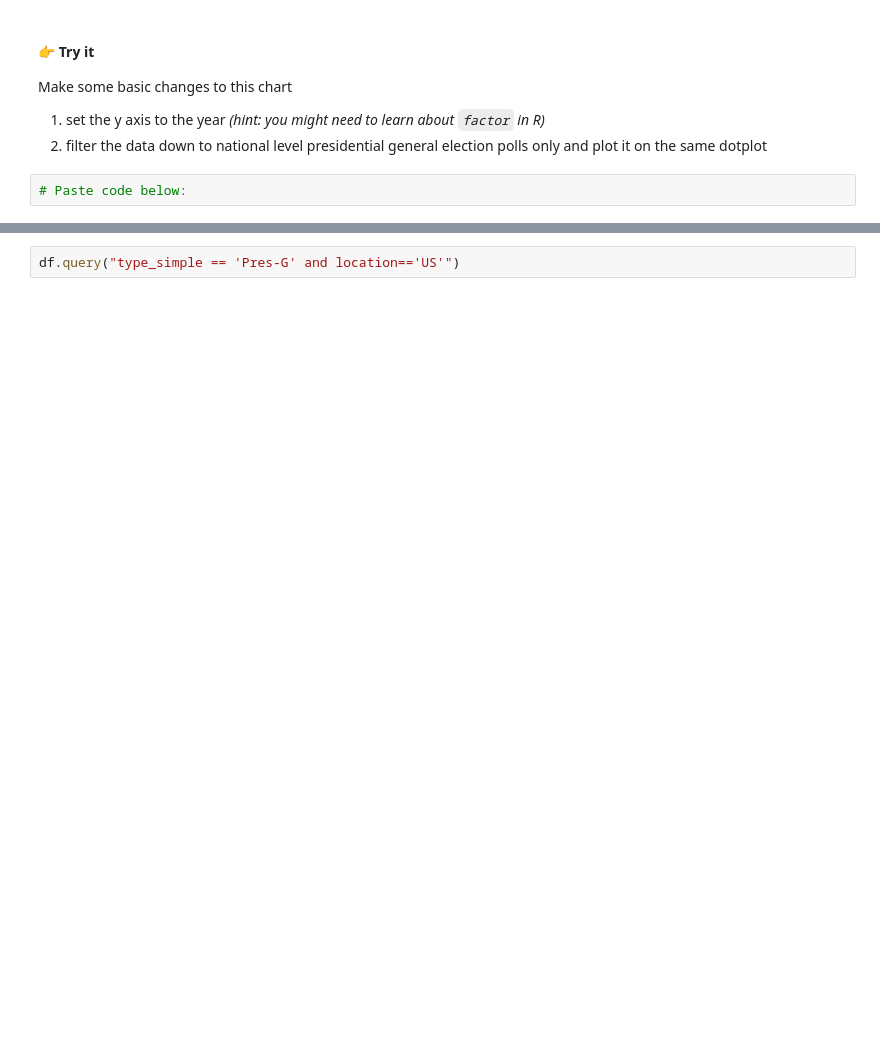
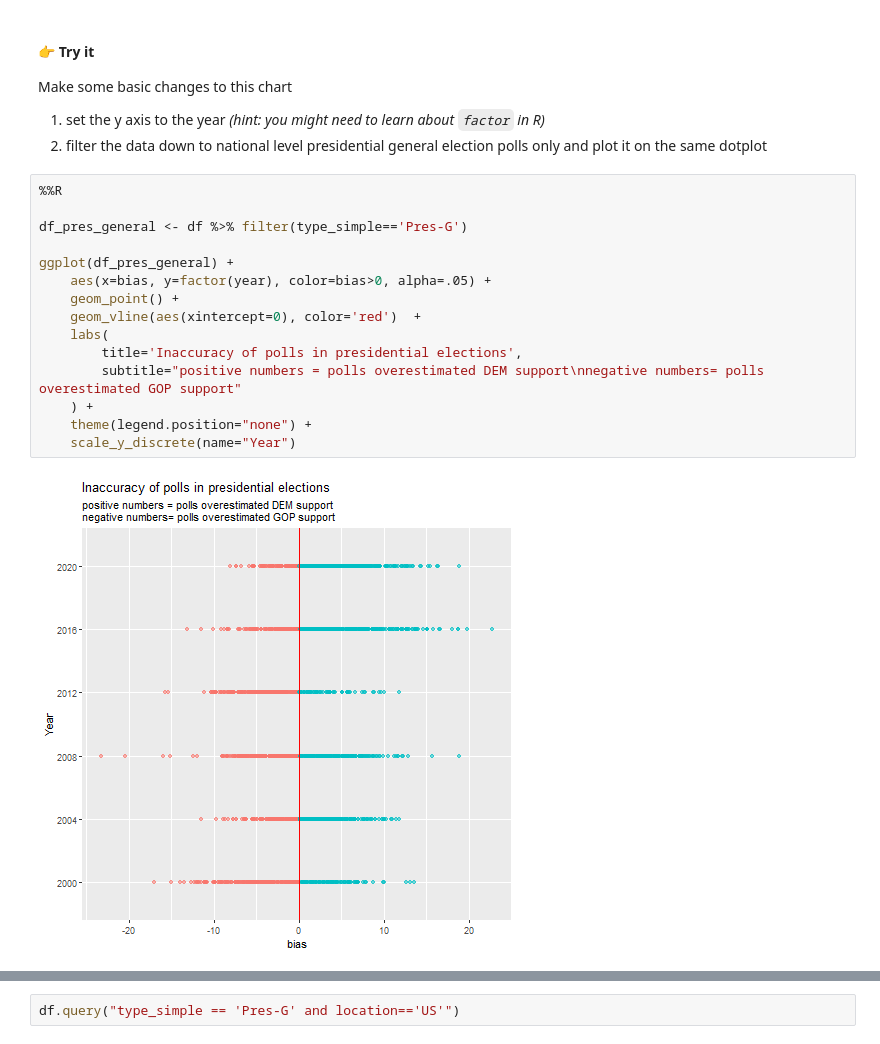
Before and after one commit to juhanarossi/polling-exploration-jake-juhana, a Jupyter notebook: notebook-2.ipynb, the cells around one changed output, grey strips where cells are left out. Cells and saved outputs as stored; diff of their text form; blank space fills up the shorter version.

```diff
--- a/notebook-2.ipynb
+++ b/notebook-2.ipynb
@@ -217,8 +219,23 @@ ggplot(df_pres_general)  +
 Make some basic changes to this chart
 1. set the y axis to the year _(hint: you might need to learn about `factor` in R)_
 2. filter the data down to national level presidential general election polls only and plot it on the same dotplot
-# %%
-# Paste code below:
+# %%
+%%R
+
+df_pres_general <- df %>% filter(type_simple=='Pres-G')
+
+ggplot(df_pres_general) +
+    aes(x=bias, y=factor(year), color=bias>0, alpha=.05) +
+    geom_point() +
+    geom_vline(aes(xintercept=0), color='red')  +
+    labs(
+        title='Inaccuracy of polls in presidential elections',
+        subtitle="positive numbers = polls overestimated DEM support\nnegative numbers= polls overestimated GOP support"
+    ) +
+    theme(legend.position="none") +
+    scale_y_discrete(name="Year")
+# %% [output]
+[figure, added]
 # %%
 %%R
 
```
Also changed, not shown: parts of 7 cells of this notebook, 2 other files.
